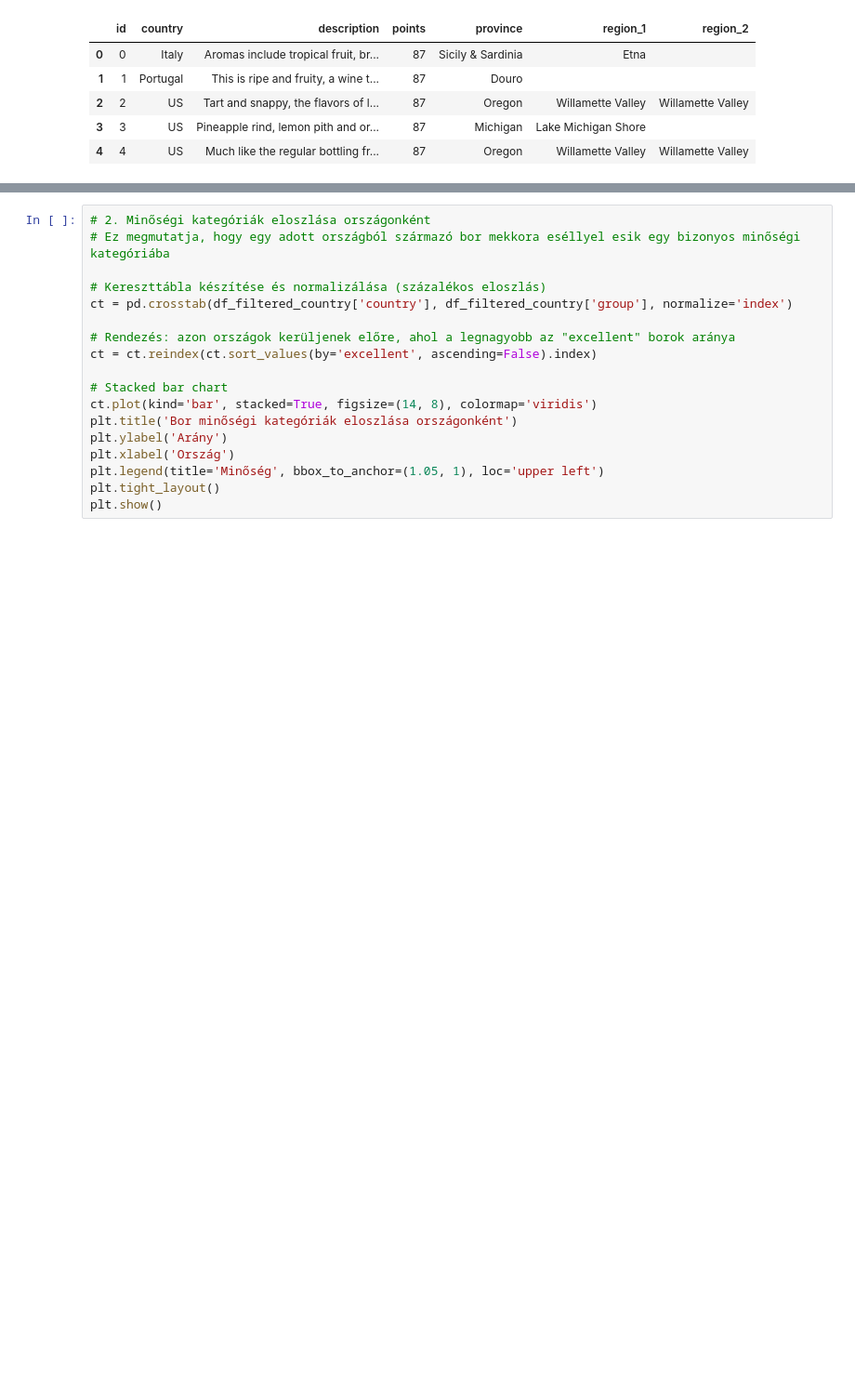
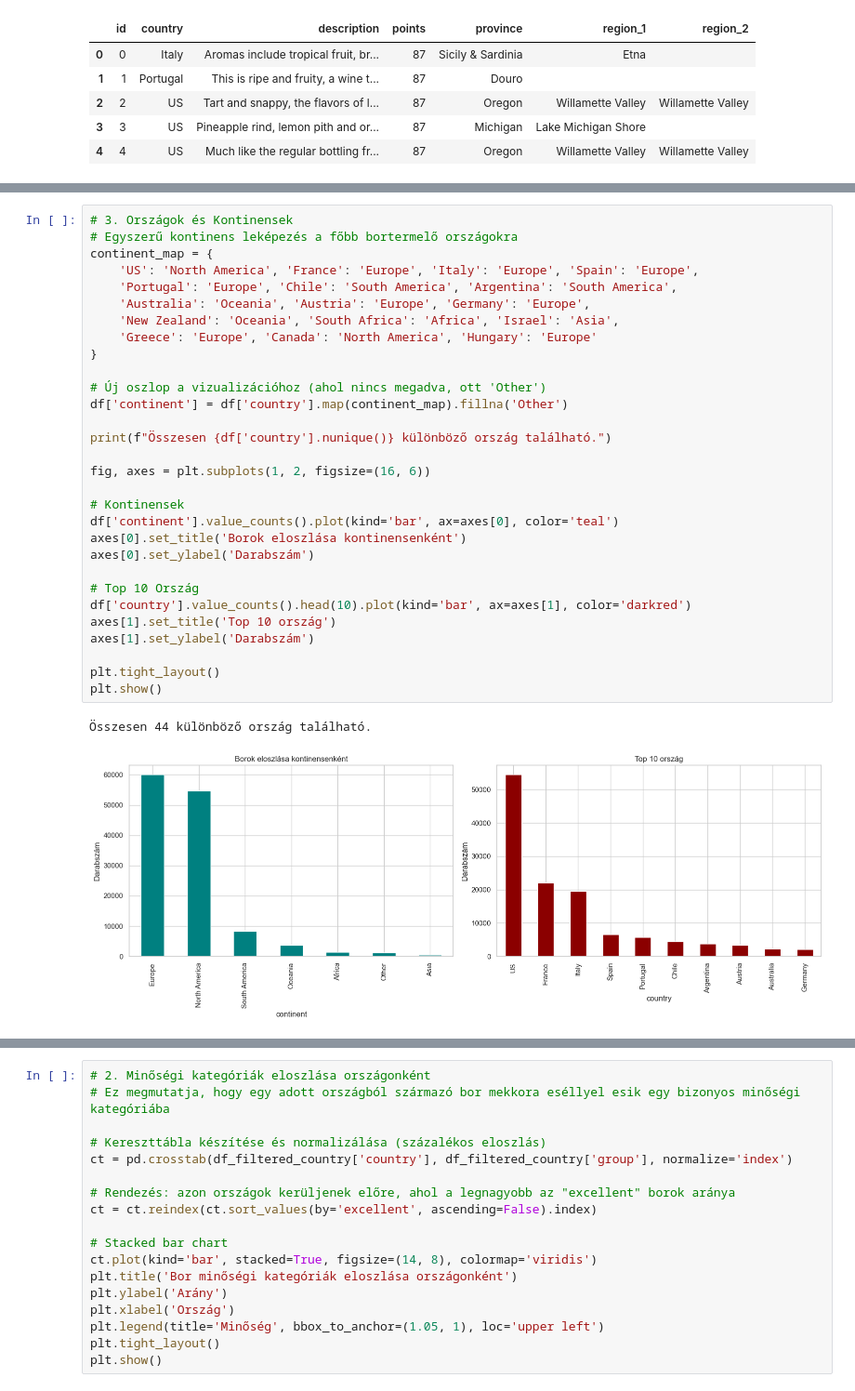
Before and after one commit to lego111Aron/Adattudomany-Projektmunka, a Jupyter notebook: Analize.ipynb, the cells around one changed output, grey strips where cells are left out. Shown: that part at 93% size. Saved outputs shown, nothing was run; the diff lists cells and outputs as text; blank space fills up the shorter version.

```diff
--- a/Analize.ipynb
+++ b/Analize.ipynb
@@ -40,0 +79,33 @@ display(df_description.head(5))
+# %%
+# 3. Országok és Kontinensek
+# Egyszerű kontinens leképezés a főbb bortermelő országokra
+continent_map = {
+    'US': 'North America', 'France': 'Europe', 'Italy': 'Europe', 'Spain': 'Europe',
+    'Portugal': 'Europe', 'Chile': 'South America', 'Argentina': 'South America',
+    'Australia': 'Oceania', 'Austria': 'Europe', 'Germany': 'Europe',
+    'New Zealand': 'Oceania', 'South Africa': 'Africa', 'Israel': 'Asia',
+    'Greece': 'Europe', 'Canada': 'North America', 'Hungary': 'Europe'
+}
+
+# Új oszlop a vizualizációhoz (ahol nincs megadva, ott 'Other')
+df['continent'] = df['country'].map(continent_map).fillna('Other')
+
+print(f"Összesen {df['country'].nunique()} különböző ország található.")
+
+fig, axes = plt.subplots(1, 2, figsize=(16, 6))
+
+# Kontinensek
+df['continent'].value_counts().plot(kind='bar', ax=axes[0], color='teal')
+axes[0].set_title('Borok eloszlása kontinensenként')
+axes[0].set_ylabel('Darabszám')
+
+# Top 10 Ország
+df['country'].value_counts().head(10).plot(kind='bar', ax=axes[1], color='darkred')
+axes[1].set_title('Top 10 ország')
+axes[1].set_ylabel('Darabszám')
+
+plt.tight_layout()
+plt.show()
+# %% [output]
+Összesen 44 különböző ország található.
+[figure, added]
```
Also changed, not shown: parts of 8 cells of this notebook.
